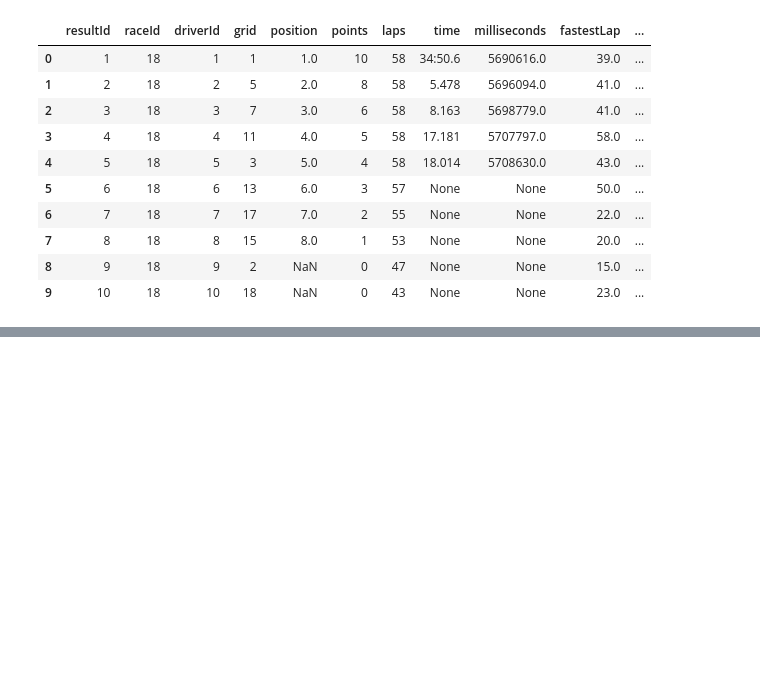
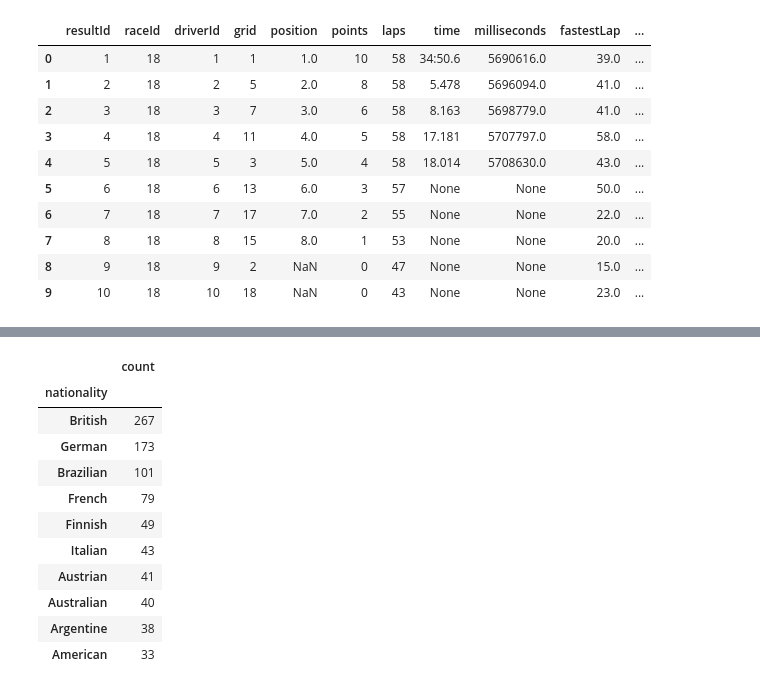
Before and after one commit to roberto-g-v/etl-datasets-f1, a Jupyter notebook: f1_etc.ipynb, the cells around one changed output, grey strips where cells are left out. Saved outputs shown, nothing was run; the diff lists cells and outputs as text; code cells hidden in the pictures; blank space fills up the shorter version.

```diff
--- a/f1_etc.ipynb
+++ b/f1_etc.ipynb
@@ -196,0 +238,23 @@ pd.read_sql('SELECT * FROM results LIMIT(10)', engine)
+# %%
+# Based on the nationality: What's the distribution of winners, 2nd and 3rd places?
+winners_results = session.query(drivers_db.nationality, func.count(drivers_db.driverId)).\
+    filter(drivers_db.driverId == results_db.driverId).\
+    filter(results_db.position == 1).\
+    group_by(drivers_db.nationality).\
+    order_by(func.count(drivers_db.driverId).desc()).all()
+winners_results_df = pd.DataFrame(winners_results, columns=['nationality', 'count'])
+winners_results_df.set_index('nationality', inplace=True)
+winners_results_df.head(10)
+# %% [output]
+|  | count |
+| nationality |  |
+| British | 267 |
+| German | 173 |
+| Brazilian | 101 |
+| French | 79 |
+| Finnish | 49 |
+| Italian | 43 |
+| Austrian | 41 |
+| Australian | 40 |
+| Argentine | 38 |
+| American | 33 |
```
Also changed, not shown: parts of 14 cells of this notebook, 1 other file.
